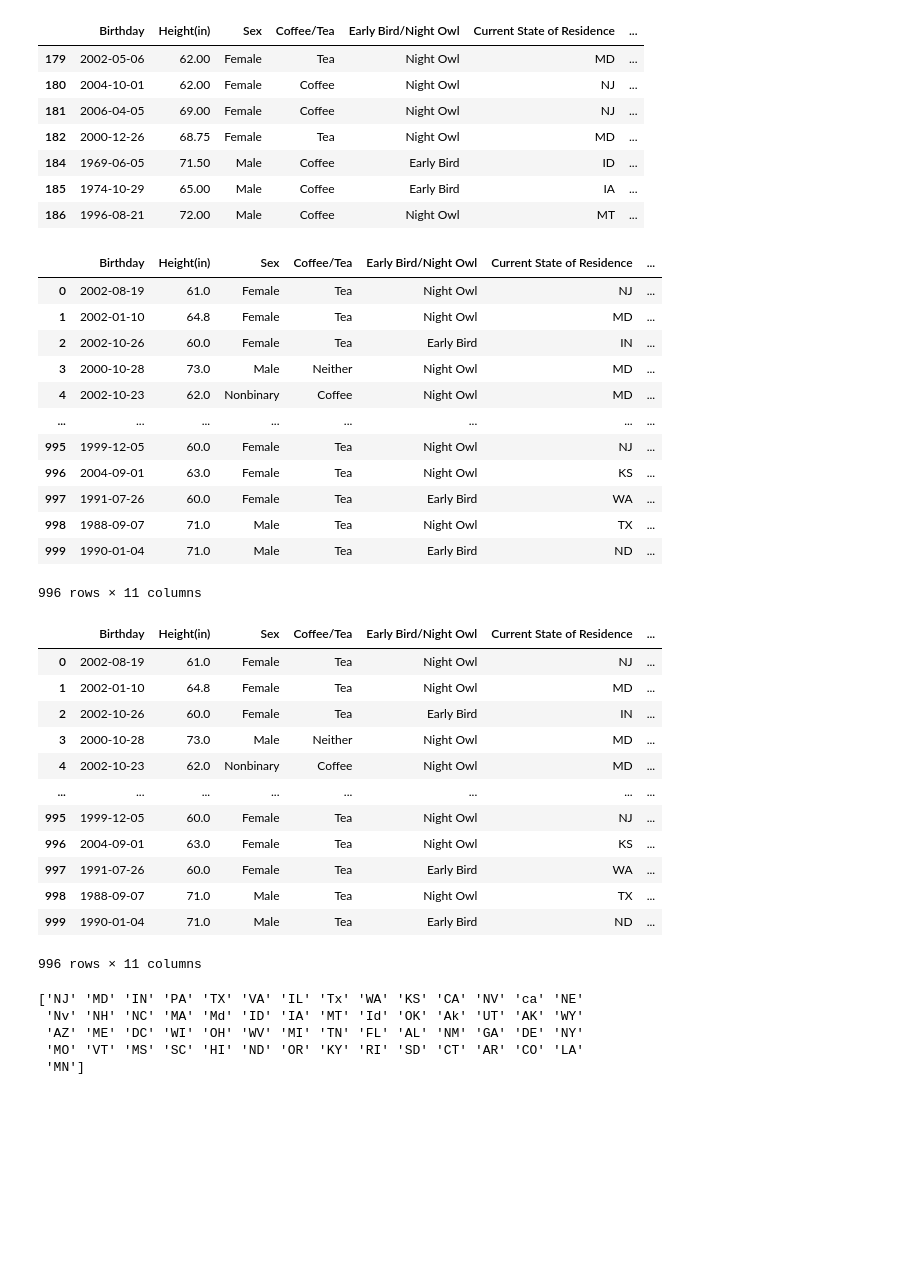
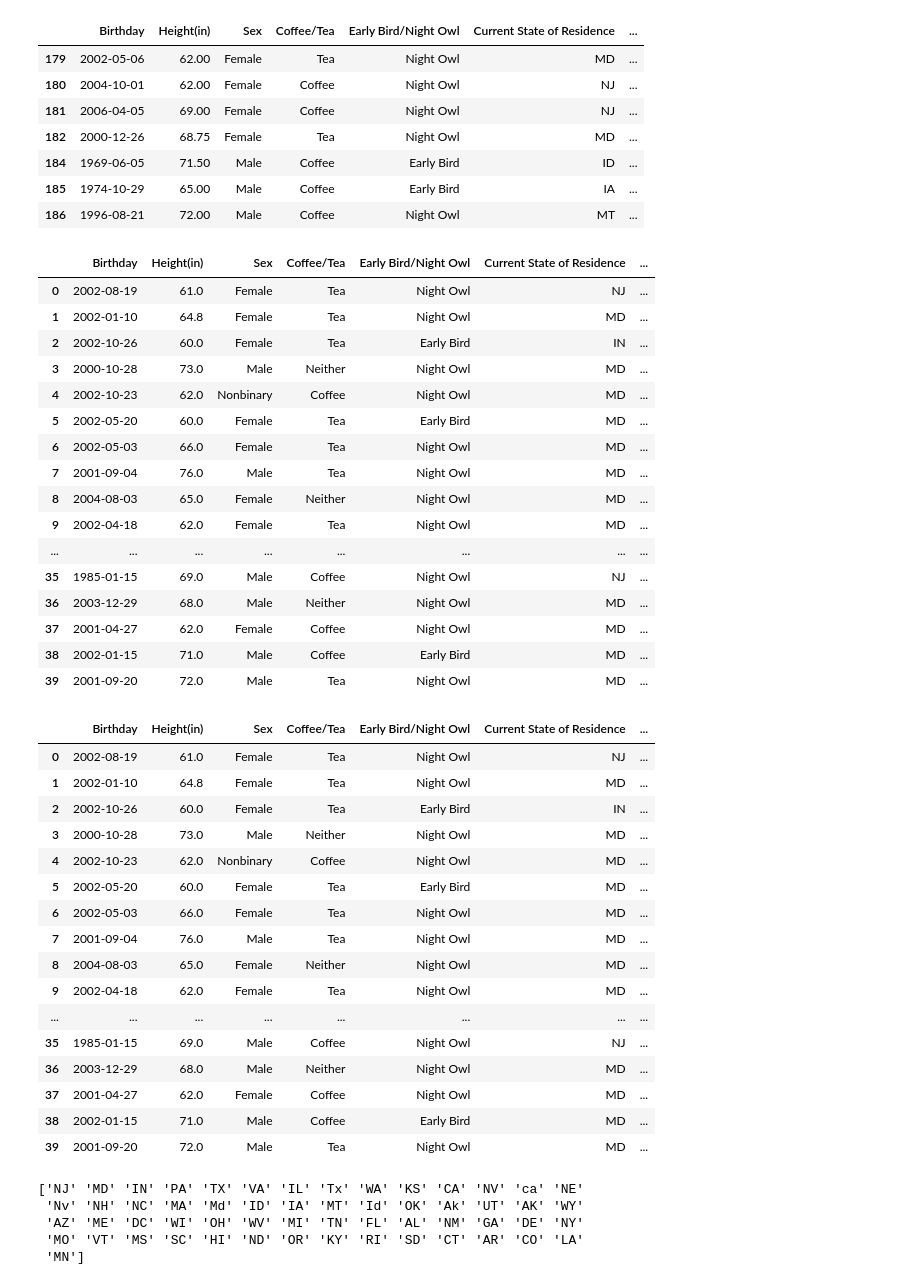
Before and after one commit to kevasinghal/finalproject, a Jupyter notebook: airsip.ipynb, the cells around one changed output. Saved outputs shown, nothing was run; the diff lists cells and outputs as text; code cells hidden in the pictures; blank space fills up the shorter version.

```diff
--- a/airsip.ipynb
+++ b/airsip.ipynb
@@ -194,77 +202,97 @@ data[176:183]
 # %%
-# Now lets tackle the states in the "State of Longest Residence" column
+# We will first clean up the states in the "State of Longest Residence" and "Years in Longest State" column
+# We want all states to be abbreviated and uppercase (i.e. MD)
 
-# First make lists of all states
+# First, make a list of all states abbreviated in uppercase
 states = [ 'AK', 'AL', 'AR', 'AZ', 'CA', 'CO', 'CT', 'DC', 'DE', 'FL', 'GA',
            'HI', 'IA', 'ID', 'IL', 'IN', 'KS', 'KY', 'LA', 'MA', 'MD', 'ME',
            'MI', 'MN', 'MO', 'MS', 'MT', 'NC', 'ND', 'NE', 'NH', 'NJ', 'NM',
            'NV', 'NY', 'OH', 'OK', 'OR', 'PA', 'RI', 'SC', 'SD', 'TN', 'TX',
            'UT', 'VA', 'VT', 'WA', 'WI', 'WV', 'WY']
 
+# Next, make a list of the full names of all states in uppercase in the same order as the abbreviations in the 'states' list above.
 states_full = [ 'ALASKA', 'ALABAMA', 'ARKANSAS', 'ARIZONA', 'CALIFORNIA', 'COLORADO', 'CONNECTICUT', 'DISTRICT OF COLUMBIA',
                'DELAWARE', 'FLORIDA', 'GEORGIA', 'HAWAII', 'IOWA', 'IDAHO', 'ILLINOIS', 'INDIANA', 'KANSAS', 'KENTUCKY',
                'LOUISIANA', 'MASSACHUSSETS', 'MARYLAND', 'MAINE', 'MICHIGAN', 'MINNESOTA', 'MISSOURI', 'MISSISSIPPI',
                'MONTANA', 'NORTH CAROLINA', 'NORTH DAKOTA', 'NEBRASKA', 'NEW HAMPSHIRE', 'NEW JERSEY', 'NEW MEXICO', 'NEVADA',
                'NEW YORK', 'OHIO', 'OKLAHOMA', 'OREGON', 'PENNSYLVANIA', 'RHODE ISLAND', 'SOUTH CAROLINA', 'SOUTH DAKOTA',
                'TENNESSEE', 'TEXAS', 'UTAH', 'VIRGINIA', 'VERMONT', 'WASHINGTON', 'WISCONSIN', 'WEST VIRGINIA', 'WYOMING']
+# Note: MASSACHUSETTS is intentionally misspelled as MASSACHUSSETS because one surveyee mispelled it.
+# In order to identify it in our loop we intentionally misspell it.
 
-# MASSACHUSETTS is intentionally misspelled as MASSACHUSSETS because one surveyee mispelled it. In order to identify it in our loop we intentionally misspell it.
+# Now we will begin with the cleaning process by iterating through all rows in the dataset
+for idx, row in data.iterrows():
 
-for idx, row in data.iterrows():
+    # Here we get rid of the commas separating the state and year values in the current row
     txt = str(row["State of Longest Residence"]).split(',')
     years = str(row["Years in Longest State"]).split(',')
 
-    # List of state abbreviations for every response in "State of Longest Residence"
-    st = []
-    # List of years for every response in "Years in Longest State"
+    # We will add cleaned states and years in the lists below:
+    # List of state abbreviations for every response in "State of Longest Residence" in the current row
+    sts = []
+    # List of years for every response in "Years in Longest State" in the current row
     yrs = []
 
+    # Iterating through each value(state/location) in txt
     for x in txt:
+
+        # The index of x in txt will be used to locate its corresponding value in the list of years
         i = txt.index(x)
 
-        # We account for any responses with the full state name instead of the abbreviation
+        # Here we account for any responses with the full state name instead of the abbreviation
+        # We also get rid of any leading and trailing whitespace using strip()
         if x.strip().upper() in states_full:
-            st.append(states[states_full.index(x.strip().upper())])
 
-            # Only extract the numbers from the string. Some responses include the word "year" or "month"
+            # We look at where x is in the states_full list and use that index to append its corresponding state in abbreviations to the 'sts' list
+            sts.append(states[states_full.index(x.strip().upper())])
+
+            # With this regex, we only extract the numbers from the provided years.
+            # This is because some responses included the word "year" or "month" instead of just a number
             yr = re.findall("(?:\d+(?:\.\d*)?|\.\d+)", years[i].strip())[0]
 
             # Some responses include the number of months, so we convert those into years
             if "month" in years[i]:
                 yr = float(yr)/12.0
 
+
             yrs.append(yr)
 
-        # We check if it is a state abbreviation
+        # Here we check if it is a state abbreviation
         elif x.strip().upper() in states:
-            st.append(x.strip().upper())
+            sts.append(x.strip().upper())
 
             yr = re.findall("(?:\d+(?:\.\d*)?|\.\d+)", years[i].strip())[0]
 
             if "month" in years[i]:
                 yr = float(yr)/12.0
 
             yrs.append(yr)
+        # If it is not a state at all then do nothing
+        # This ensures that anything that is not a state does not get added to a list
         else:
             continue
 
     # Modify each cell into the cleaner lists of states and years
-    data.at[idx, "State of Longest Residence"] = st
+    data.at[idx, "State of Longest Residence"] = sts
     data.at[idx, "Years in Longest State"] = yrs
 
-data
+data.head(38)
 # %% [output]
 |  | Birthday | Height(in) | Sex | Coffee/Tea | Early Bird/Night Owl | Current State of Residence | ... |
 | 0 | 2002-08-19 | 61.0 | Female | Tea | Night Owl | NJ | ... |
 | 1 | 2002-01-10 | 64.8 | Female | Tea | Night Owl | MD | ... |
 | 2 | 2002-10-26 | 60.0 | Female | Tea | Early Bird | IN | ... |
 | 3 | 2000-10-28 | 73.0 | Male | Neither | Night Owl | MD | ... |
 | 4 | 2002-10-23 | 62.0 | Nonbinary | Coffee | Night Owl | MD | ... |
+| 5 | 2002-05-20 | 60.0 | Female | Tea | Early Bird | MD | ... |
+| 6 | 2002-05-03 | 66.0 | Female | Tea | Night Owl | MD | ... |
+| 7 | 2001-09-04 | 76.0 | Male | Tea | Night Owl | MD | ... |
+| 8 | 2004-08-03 | 65.0 | Female | Neither | Night Owl | MD | ... |
+| 9 | 2002-04-18 | 62.0 | Female | Tea | Night Owl | MD | ... |
 | ... | ... | ... | ... | ... | ... | ... | ... |
-| 995 | 1999-12-05 | 60.0 | Female | Tea | Night Owl | NJ | ... |
-| 996 | 2004-09-01 | 63.0 | Female | Tea | Night Owl | KS | ... |
-| 997 | 1991-07-26 | 60.0 | Female | Tea | Early Bird | WA | ... |
-| 998 | 1988-09-07 | 71.0 | Male | Tea | Night Owl | TX | ... |
-| 999 | 1990-01-04 | 71.0 | Male | Tea | Early Bird | ND | ... |
+| 35 | 1985-01-15 | 69.0 | Male | Coffee | Night Owl | NJ | ... |
+| 36 | 2003-12-29 | 68.0 | Male | Neither | Night Owl | MD | ... |
+| 37 | 2001-04-27 | 62.0 | Female | Coffee | Night Owl | MD | ... |
+| 38 | 2002-01-15 | 71.0 | Male | Coffee | Early Bird | MD | ... |
+| 39 | 2001-09-20 | 72.0 | Male | Tea | Night Owl | MD | ... |
-996 rows × 11 columns
 # %%
@@ -292,8 +321,8 @@ for idx, row in data.iterrows():
 # %%
-# We update any NaN values as we did previously
+# We update any NaN values as we did previously. Where the current state and year replace the longest state and year that are NaN.
 data["State of Longest Residence"] = np.where(data["Years in Longest State"].isnull(), data["Current State of Residence"], data["State of Longest Residence"])
 data["Years in Longest State"] = np.where(data["Years in Longest State"].isnull(), data["Years in Current State"], data["Years in Longest State"])
-data
+data.head(38)
 # %% [output]
 |  | Birthday | Height(in) | Sex | Coffee/Tea | Early Bird/Night Owl | Current State of Residence | ... |
 | 0 | 2002-08-19 | 61.0 | Female | Tea | Night Owl | NJ | ... |
@@ -301,13 +330,17 @@ data
 | 2 | 2002-10-26 | 60.0 | Female | Tea | Early Bird | IN | ... |
 | 3 | 2000-10-28 | 73.0 | Male | Neither | Night Owl | MD | ... |
 | 4 | 2002-10-23 | 62.0 | Nonbinary | Coffee | Night Owl | MD | ... |
+| 5 | 2002-05-20 | 60.0 | Female | Tea | Early Bird | MD | ... |
+| 6 | 2002-05-03 | 66.0 | Female | Tea | Night Owl | MD | ... |
+| 7 | 2001-09-04 | 76.0 | Male | Tea | Night Owl | MD | ... |
+| 8 | 2004-08-03 | 65.0 | Female | Neither | Night Owl | MD | ... |
+| 9 | 2002-04-18 | 62.0 | Female | Tea | Night Owl | MD | ... |
 | ... | ... | ... | ... | ... | ... | ... | ... |
-| 995 | 1999-12-05 | 60.0 | Female | Tea | Night Owl | NJ | ... |
-| 996 | 2004-09-01 | 63.0 | Female | Tea | Night Owl | KS | ... |
-| 997 | 1991-07-26 | 60.0 | Female | Tea | Early Bird | WA | ... |
-| 998 | 1988-09-07 | 71.0 | Male | Tea | Night Owl | TX | ... |
-| 999 | 1990-01-04 | 71.0 | Male | Tea | Early Bird | ND | ... |
+| 35 | 1985-01-15 | 69.0 | Male | Coffee | Night Owl | NJ | ... |
+| 36 | 2003-12-29 | 68.0 | Male | Neither | Night Owl | MD | ... |
+| 37 | 2001-04-27 | 62.0 | Female | Coffee | Night Owl | MD | ... |
+| 38 | 2002-01-15 | 71.0 | Male | Coffee | Early Bird | MD | ... |
+| 39 | 2001-09-20 | 72.0 | Male | Tea | Night Owl | MD | ... |
-996 rows × 11 columns
 # %%
 # Lets take a look at the unique values in the "Current State of Residence" column.
 print(pd.unique(data["Current State of Residence"]))
```
Also changed, not shown: parts of 10 cells of this notebook.
